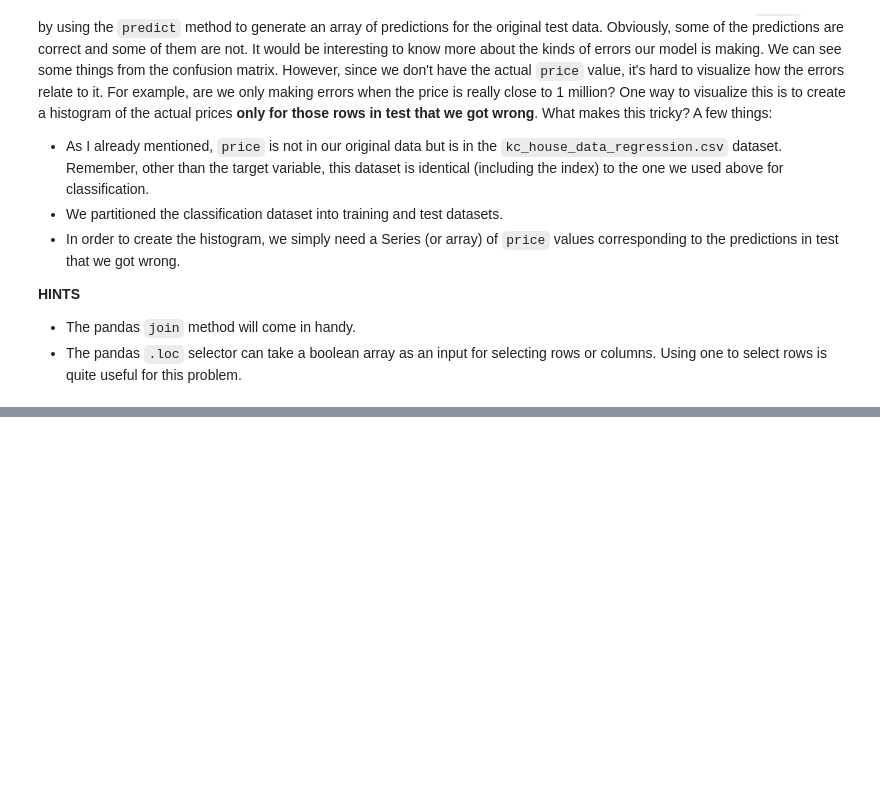
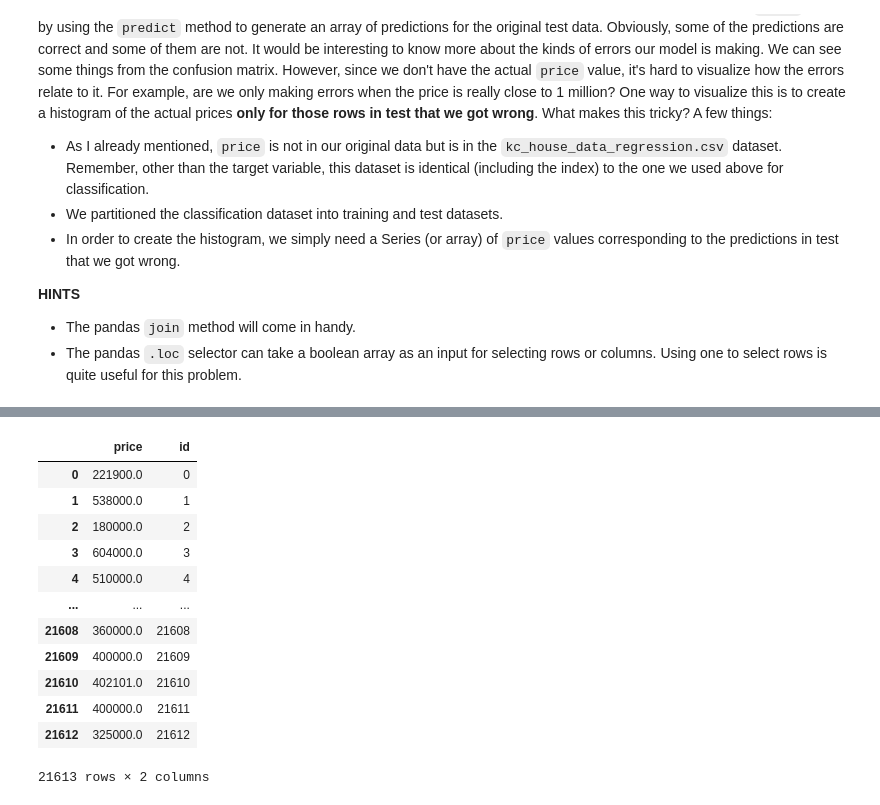
Before and after one commit to Rhedhead0621/hw1_hojdila, a Jupyter notebook: hw1_hojdila.ipynb, the cells around one changed output, grey strips where cells are left out. Saved outputs shown, nothing was run; the diff lists cells and outputs as text; code cells hidden in the pictures; blank space fills up the shorter version.

```diff
--- a/hw1_hojdila.ipynb
+++ b/hw1_hojdila.ipynb
@@ -1068,0 +1076,5 @@ I also include another data file called `kc_house_data_regression.csv` in which
+# %%
+housingPrice_df = pd.read_csv('./data/kc_house_data_regression.csv')
+# %%
+hdf1 = pd.DataFrame(housingPrice_df['price'])
+hdf1
@@ -1068,0 +1095,18 @@ I also include another data file called `kc_house_data_regression.csv` in which
+# %%
+hdf1['id'] = range(0, 0+len(hdf1))
+# %%
+hdf1
+# %% [output]
+|  | price | id |
+| 0 | 221900.0 | 0 |
+| 1 | 538000.0 | 1 |
+| 2 | 180000.0 | 2 |
+| 3 | 604000.0 | 3 |
+| 4 | 510000.0 | 4 |
+| ... | ... | ... |
+| 21608 | 360000.0 | 21608 |
+| 21609 | 400000.0 | 21609 |
+| 21610 | 402101.0 | 21610 |
+| 21611 | 400000.0 | 21611 |
+| 21612 | 325000.0 | 21612 |
+21613 rows × 2 columns
```
Also changed, not shown: parts of 6 cells of this notebook, 3 other files.
